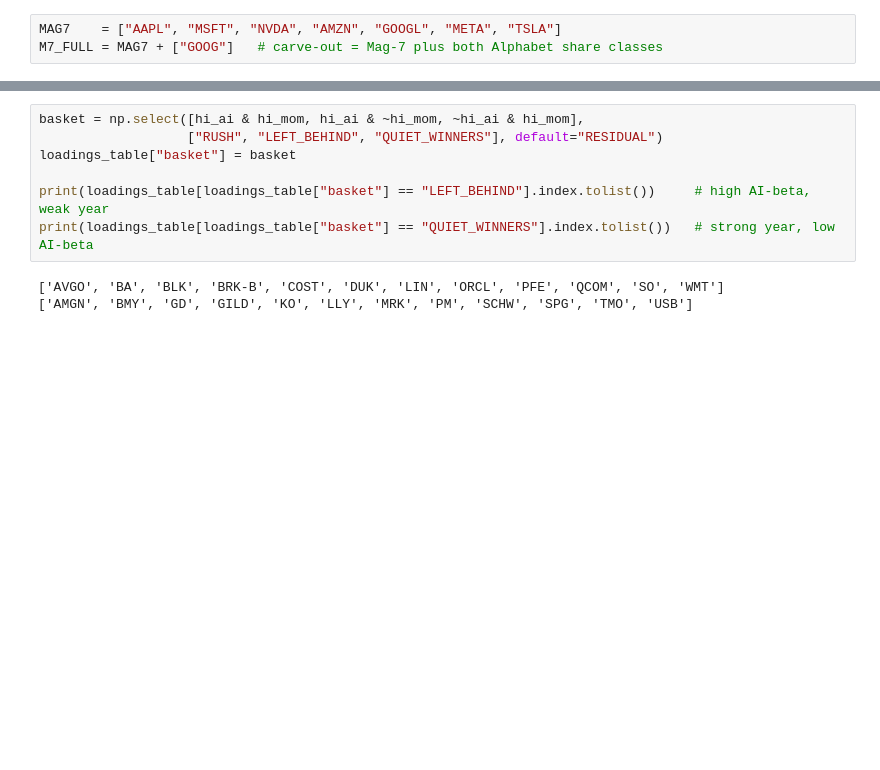
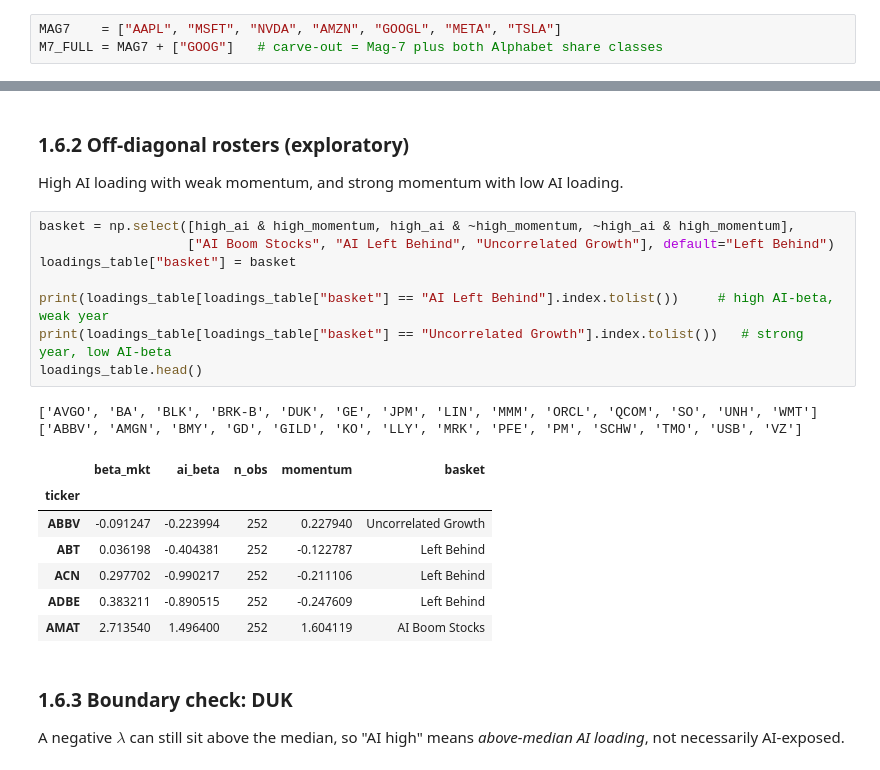
Before and after one commit to sai-reddivari/quiet-index, a Jupyter notebook: notebooks/quiet_index.ipynb, the cells around one changed output, grey strips where cells are left out. Drawn from its saved outputs; the diff is of its cells as text; blank space fills up the shorter version.

```diff
--- a/notebooks/quiet_index.ipynb
+++ b/notebooks/quiet_index.ipynb
@@ -214,13 +295,29 @@ pd.crosstab(hi_ai.map({True: "AI hi", False: "AI lo"}),
+# %% [markdown]
+### 1.6.2 Off-diagonal rosters (exploratory)
+
+High AI loading with weak momentum, and strong momentum with low AI loading.
 # %%
-basket = np.select([hi_ai & hi_mom, hi_ai & ~hi_mom, ~hi_ai & hi_mom],
-                   ["RUSH", "LEFT_BEHIND", "QUIET_WINNERS"], default="RESIDUAL")
+basket = np.select([high_ai & high_momentum, high_ai & ~high_momentum, ~high_ai & high_momentum],
+                   ["AI Boom Stocks", "AI Left Behind", "Uncorrelated Growth"], default="Left Behind")
 loadings_table["basket"] = basket
 
-print(loadings_table[loadings_table["basket"] == "LEFT_BEHIND"].index.tolist())     # high AI-beta, weak year
-print(loadings_table[loadings_table["basket"] == "QUIET_WINNERS"].index.tolist())   # strong year, low AI-beta
+print(loadings_table[loadings_table["basket"] == "AI Left Behind"].index.tolist())     # high AI-beta, weak year
+print(loadings_table[loadings_table["basket"] == "Uncorrelated Growth"].index.tolist())   # strong year, low AI-beta
+loadings_table.head()
 # %% [output]
-['AVGO', 'BA', 'BLK', 'BRK-B', 'COST', 'DUK', 'LIN', 'ORCL', 'PFE', 'QCOM', 'SO', 'WMT']
-['AMGN', 'BMY', 'GD', 'GILD', 'KO', 'LLY', 'MRK', 'PM', 'SCHW', 'SPG', 'TMO', 'USB']
+['AVGO', 'BA', 'BLK', 'BRK-B', 'DUK', 'GE', 'JPM', 'LIN', 'MMM', 'ORCL', 'QCOM', 'SO', 'UNH', 'WMT']
+['ABBV', 'AMGN', 'BMY', 'GD', 'GILD', 'KO', 'LLY', 'MRK', 'PFE', 'PM', 'SCHW', 'TMO', 'USB', 'VZ']
+|  | beta_mkt | ai_beta | n_obs | momentum | basket |
+| ticker |  |  |  |  |  |
+| ABBV | -0.091247 | -0.223994 | 252 | 0.227940 | Uncorrelated Growth |
+| ABT | 0.036198 | -0.404381 | 252 | -0.122787 | Left Behind |
+| ACN | 0.297702 | -0.990217 | 252 | -0.211106 | Left Behind |
+| ADBE | 0.383211 | -0.890515 | 252 | -0.247609 | Left Behind |
+| AMAT | 2.713540 | 1.496400 | 252 | 1.604119 | AI Boom Stocks |
+# %% [markdown]
+### 1.6.3 Boundary check: DUK
+
+A negative $\lambda$ can still sit above the median, so "AI high" means *above-median AI loading*, not necessarily AI-exposed.
 # %%
 loadings_table.loc["DUK"] #sanity check values see if they are actually high AI beta or just higher than low median
 # %% [output]
```
Also changed, not shown: parts of 60 cells of this notebook, 1 other file.
